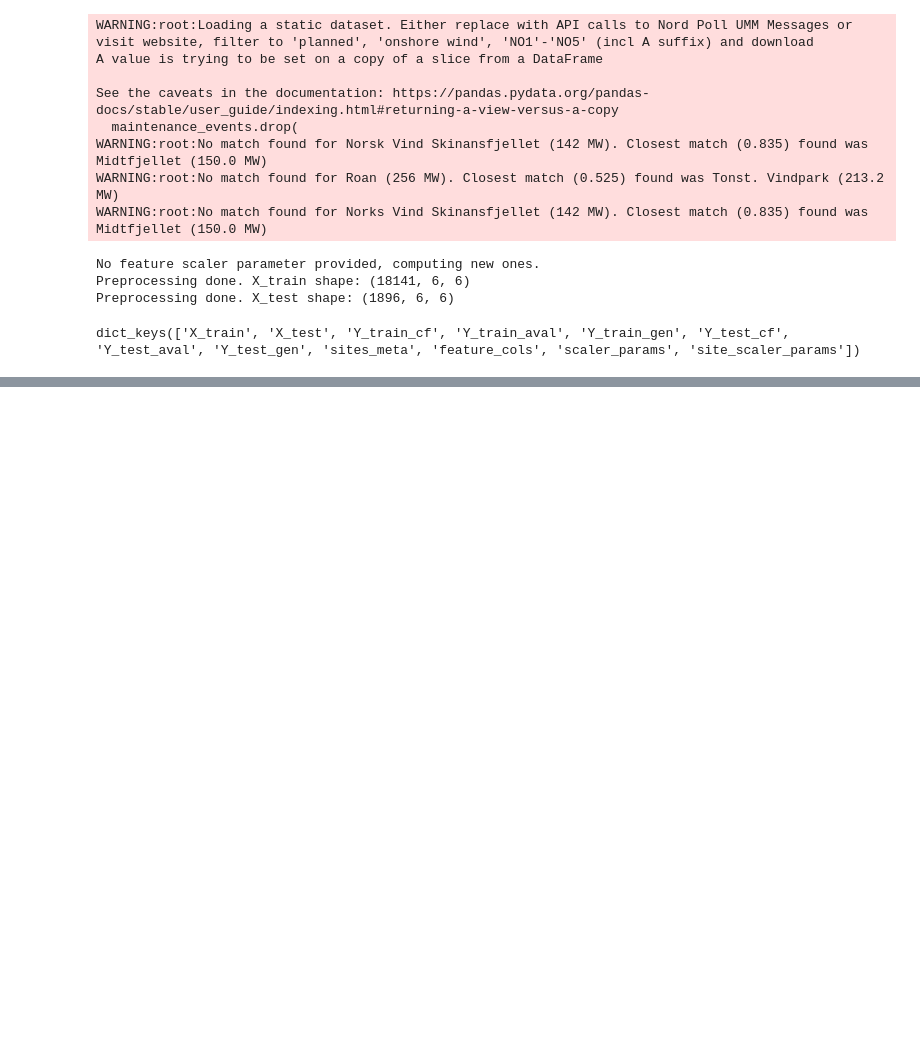
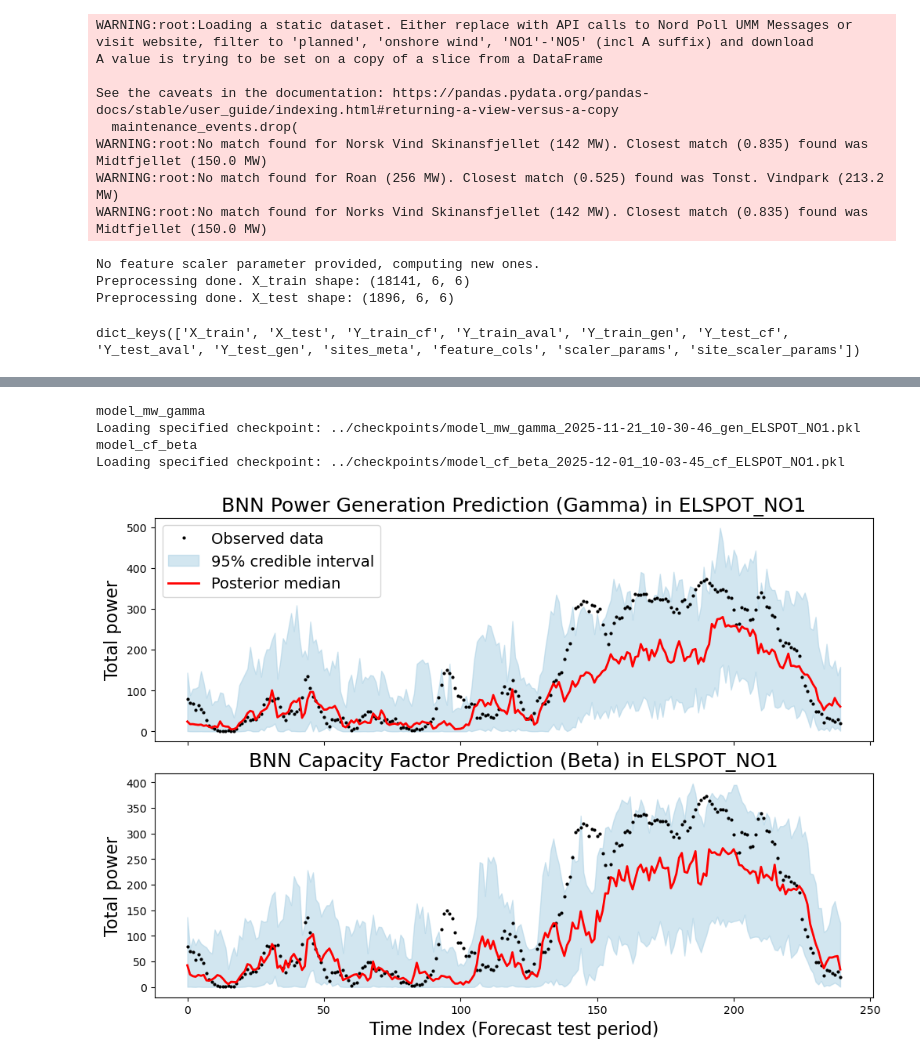
Before and after one commit to noemiwbr/master_thesis, a Jupyter notebook: notebooks/evaluation.ipynb, the cells around one changed output, grey strips where cells are left out. Cells and saved outputs as stored; diff of their text form; code cells hidden in the pictures; blank space fills up the shorter version.

```diff
--- a/notebooks/evaluation.ipynb
+++ b/notebooks/evaluation.ipynb
@@ -396,0 +547,79 @@ dict_keys(['X_train', 'X_test', 'Y_train_cf', 'Y_train_aval', 'Y_train_gen', 'Y_
+# %%
+fig, axes = plt.subplots(nrows=2, figsize=(10, 7), sharex=True, constrained_layout=True)
+
+ax = axes[0]
+ax.plot(
+    eval_data["Y_eval_gen"],
+    ".",
+    color="black",
+    label="Observed data",
+    markersize=4,
+)
+
+file_name = "model_mw_gamma_2025-11-21_10-30-46_gen_ELSPOT_NO1"
+forecast, forecast_extended = evaluate_BNN(file_name)
+
+ax.fill_between(
+    np.arange(24 * len(evaluation_dates)),
+    forecast_extended[i]["hdi_lower"].values,
+    forecast_extended[i]["hdi_upper"].values,
+    color="#A6CEE3",
+    alpha=0.5,
+    label="95% credible interval",
+)
+
+ax.plot(
+    forecast_extended[i]["median"].values, color="red", label="Posterior median", lw=2
+)
+
+ax.set(
+    ylabel="Total power",
+    title=f"BNN Power Generation Prediction (Gamma) in {bid_zone}",
+)
+ax.legend(fontsize=14)
+ax.title.set_fontsize(18)
+ax.xaxis.label.set_size(16)
+ax.yaxis.label.set_size(16)
+
+
+ax = axes[1]
+ax.plot(
+    eval_data["Y_eval_gen"],
+    ".",
+    color="black",
+    label="Observed data",
+    markersize=4,
+)
+file_name = "model_cf_beta_2025-12-01_10-03-45_cf_ELSPOT_NO1"
+
+forecast, forecast_extended = evaluate_BNN(file_name)
+
+ax.fill_between(
+    np.arange(24 * len(evaluation_dates)),
+    forecast_extended[i]["hdi_lower"].values,
+    forecast_extended[i]["hdi_upper"].values,
+    color="#A6CEE3",
+    alpha=0.5,
+    label="95% credible interval",
+)
+
+ax.plot(
+    forecast_extended[i]["median"].values, color="red", label="Posterior median", lw=2
+)
+
+ax.set(
+    xlabel="Time Index (Forecast test period)",
+    ylabel="Total power",
+    title=f"BNN Capacity Factor Prediction (Beta) in {bid_zone}",
+)
+ax.title.set_fontsize(18)
+ax.xaxis.label.set_size(16)
+ax.yaxis.label.set_size(16)
+
+plt.show()
+# %% [output]
+model_mw_gamma
+Loading specified checkpoint: ../checkpoints/model_mw_gamma_2025-11-21_10-30-46_gen_ELSPOT_NO1.pkl
+model_cf_beta
+Loading specified checkpoint: ../checkpoints/model_cf_beta_2025-12-01_10-03-45_cf_ELSPOT_NO1.pkl
+[figure, added]
```
Also changed, not shown: parts of 14 cells of this notebook.
